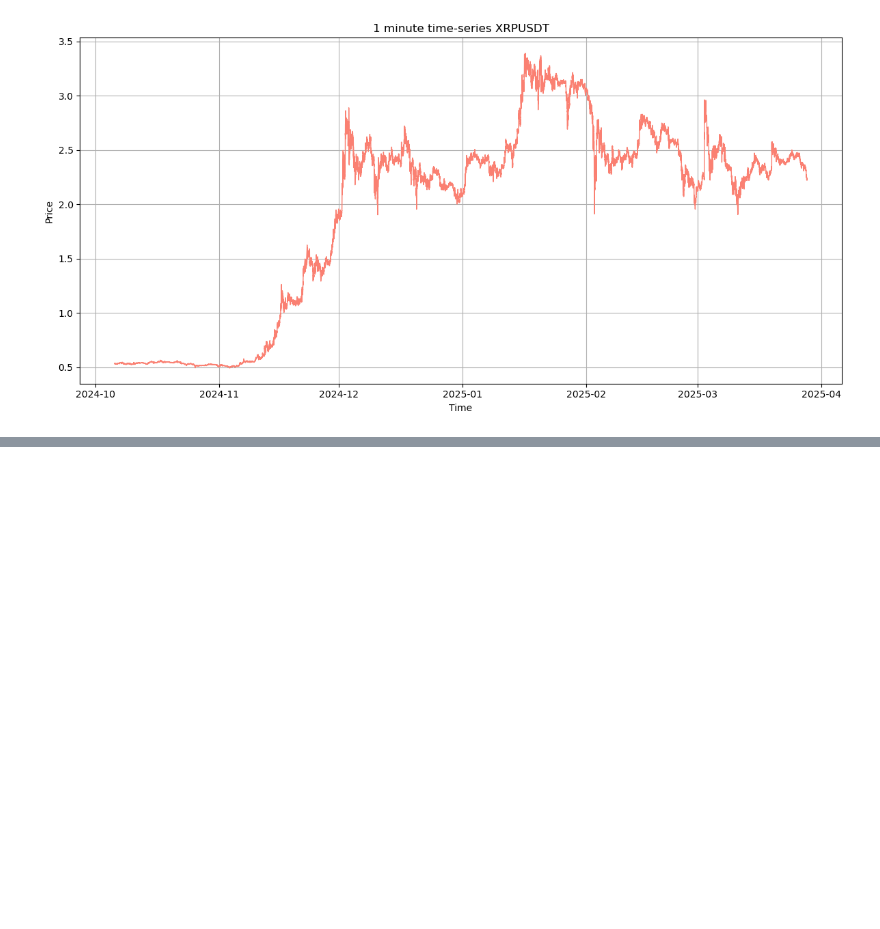
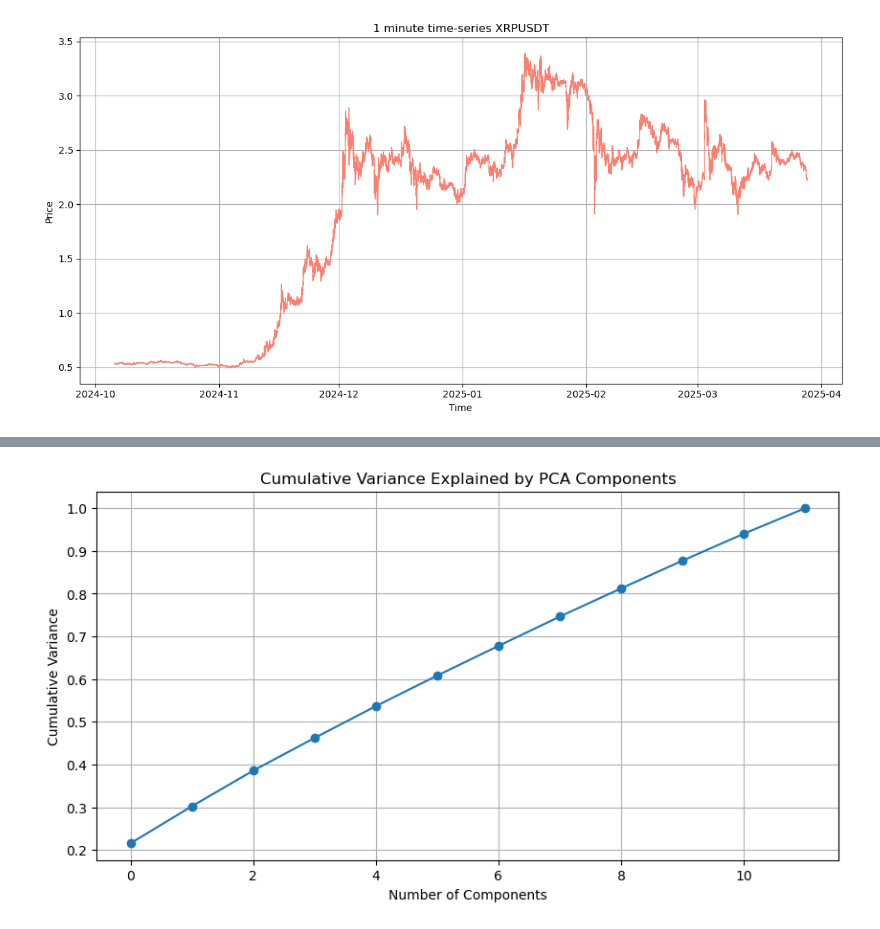
Before and after one commit to PrasunBanerjee04/Arbitrage, a Jupyter notebook: src/research.ipynb, the cells around one changed output, grey strips where cells are left out. Saved outputs shown, nothing was run; the diff lists cells and outputs as text; code cells hidden in the pictures; blank space fills up the shorter version.

```diff
--- a/analysis/research.ipynb
+++ b/src/research.ipynb
@@ -37,6 +47,11 @@ data_dict = {
     "DOGEUSDT": doge_data,
     "LINKUSDT": link_data,
     "SOLUSDT": sol_data,
-    "WBTC": wbtc_data,
-    "XRPUSDT": xrp_data
+    #"WBTC": wbtc_data,
+    "XRPUSDT": xrp_data,
+    "BCHUSDT": bch_data,
+    #"DAIUSDT": dai_data,
+    "LTCUSDT": ltc_data,
+    "XLMUSDT": xlm_data,
+    "AVAXUSDT": avax_data,
 }
@@ -44,0 +62,4 @@ PCA Statistical Arbitrage in the Cryptocurrency Market: The basic idea is to dec
+# %%
+# our N x M standardized returns matrix
+Y = get_Y(data_dict)
+Y
@@ -44,0 +80,5 @@ PCA Statistical Arbitrage in the Cryptocurrency Market: The basic idea is to dec
+# %%
+# constructing the N x N correlation matrix
+M = Y.shape[1]
+P = (1 / (M - 1)) * (Y @ Y.T)
+P
@@ -44,0 +103,19 @@ PCA Statistical Arbitrage in the Cryptocurrency Market: The basic idea is to dec
+# %%
+# computing the principal components
+eigenvalues, eigenvectors = np.linalg.eigh(P)
+idx = np.argsort(eigenvalues)[::-1]
+eigenvalues = eigenvalues[idx]
+eigenvectors = eigenvectors[:, idx]
+# %%
+explained_variance_ratio = eigenvalues / np.sum(eigenvalues)
+cumulative_variance = np.cumsum(explained_variance_ratio)
+
+plt.figure(figsize=(10, 5))
+plt.plot(cumulative_variance, marker='o')
+plt.title("Cumulative Variance Explained by PCA Components")
+plt.xlabel("Number of Components")
+plt.ylabel("Cumulative Variance")
+plt.grid(True)
+plt.show()
+# %% [output]
+[figure, added]
```
Also changed, not shown: parts of 7 cells of this notebook, 6 other files.
